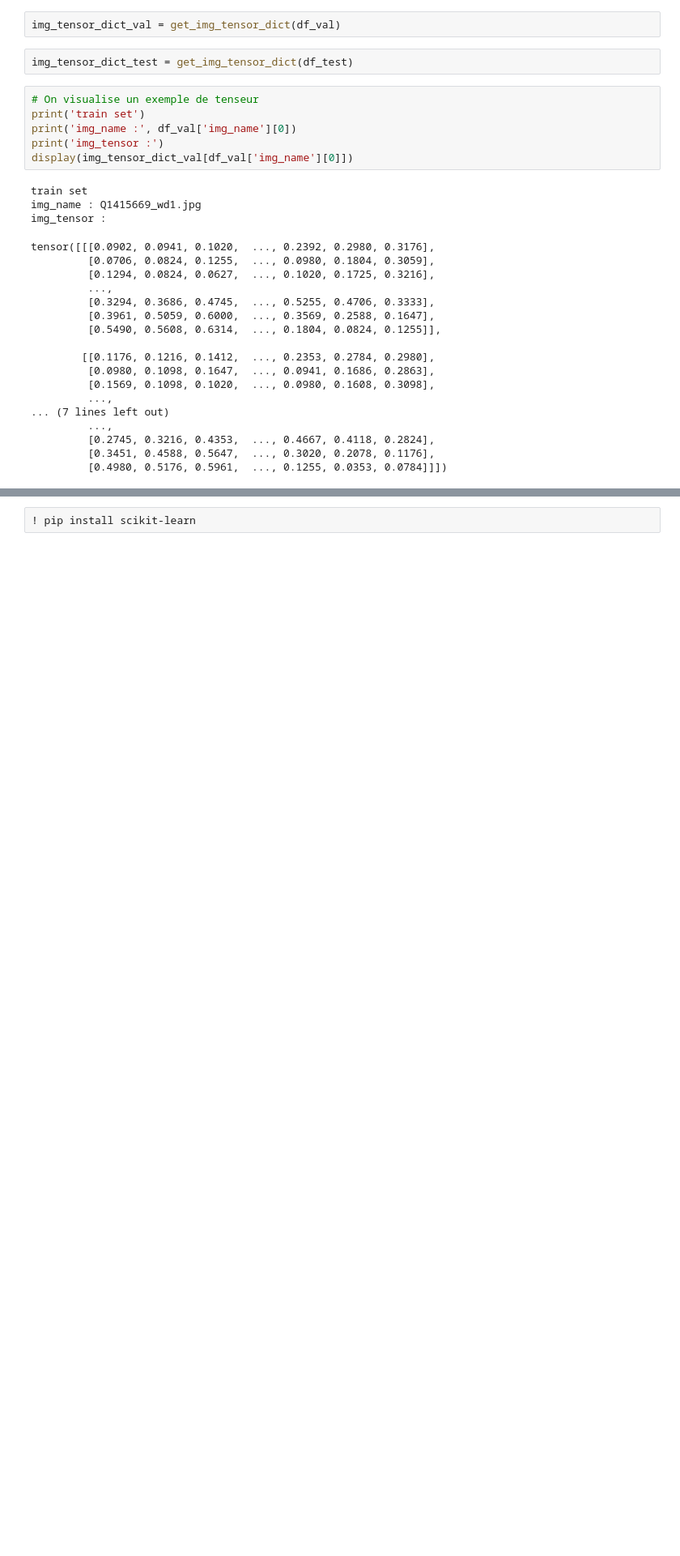
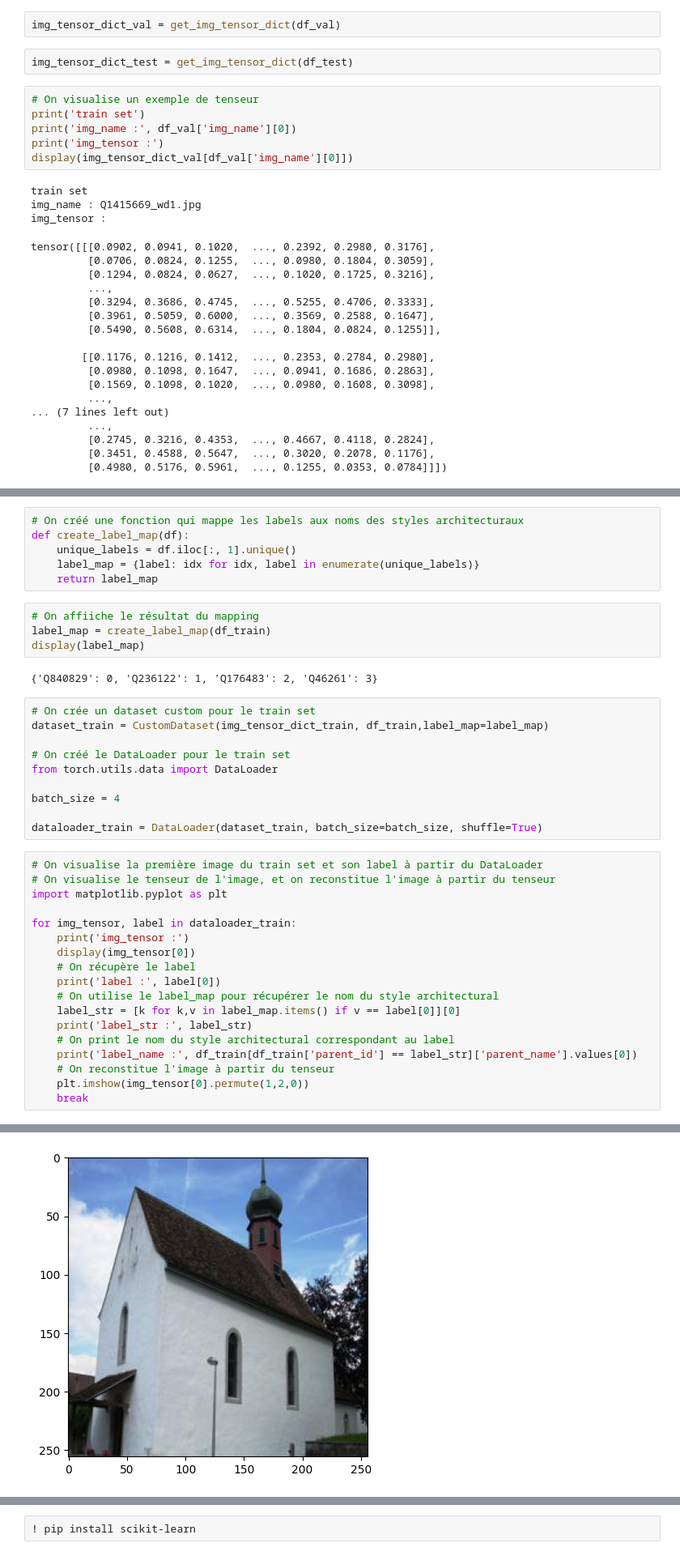
Before and after one commit to wyrmhunter/proj-deep-learning, a Jupyter notebook: src_code/dataset_sorter.ipynb, the cells around one changed output, grey strips where cells are left out. Shown: that part at 81% size. Saved outputs shown, nothing was run; the diff lists cells and outputs as text; blank space fills up the shorter version.

Commit message:
custom cnn implem and testing

```diff
--- a/src_code/dataset_sorter.ipynb
+++ b/src_code/dataset_sorter.ipynb
@@ -420,0 +465,41 @@ tensor([[[0.0902, 0.0941, 0.1020,  ..., 0.2392, 0.2980, 0.3176],
+# %%
+# On créé une fonction qui mappe les labels aux noms des styles architecturaux
+def create_label_map(df):
+    unique_labels = df.iloc[:, 1].unique()
+    label_map = {label: idx for idx, label in enumerate(unique_labels)}
+    return label_map
+# %%
+# On affiiche le résultat du mapping
+label_map = create_label_map(df_train)
+display(label_map)
+# %% [output]
+{'Q840829': 0, 'Q236122': 1, 'Q176483': 2, 'Q46261': 3}
+# %%
+# On crée un dataset custom pour le train set
+dataset_train = CustomDataset(img_tensor_dict_train, df_train,label_map=label_map)
+
+# On créé le DataLoader pour le train set
+from torch.utils.data import DataLoader
+
+batch_size = 4
+
+dataloader_train = DataLoader(dataset_train, batch_size=batch_size, shuffle=True)
+# %%
+# On visualise la première image du train set et son label à partir du DataLoader
+# On visualise le tenseur de l'image, et on reconstitue l'image à partir du tenseur
+import matplotlib.pyplot as plt
+
+for img_tensor, label in dataloader_train:
+    print('img_tensor :')
+    display(img_tensor[0])
+    # On récupère le label
+    print('label :', label[0])
+    # On utilise le label_map pour récupérer le nom du style architectural
+    label_str = [k for k,v in label_map.items() if v == label[0]][0]
+    print('label_str :', label_str)
+    # On print le nom du style architectural correspondant au label
+    print('label_name :', df_train[df_train['parent_id'] == label_str]['parent_name'].values[0])
+    # On reconstitue l'image à partir du tenseur
+    plt.imshow(img_tensor[0].permute(1,2,0))
+    break
+# %% [output]
@@ -420,0 +527 @@ tensor([[[0.0902, 0.0941, 0.1020,  ..., 0.2392, 0.2980, 0.3176],
+[figure, added]
```
Also changed, not shown: parts of 19 cells of this notebook.
